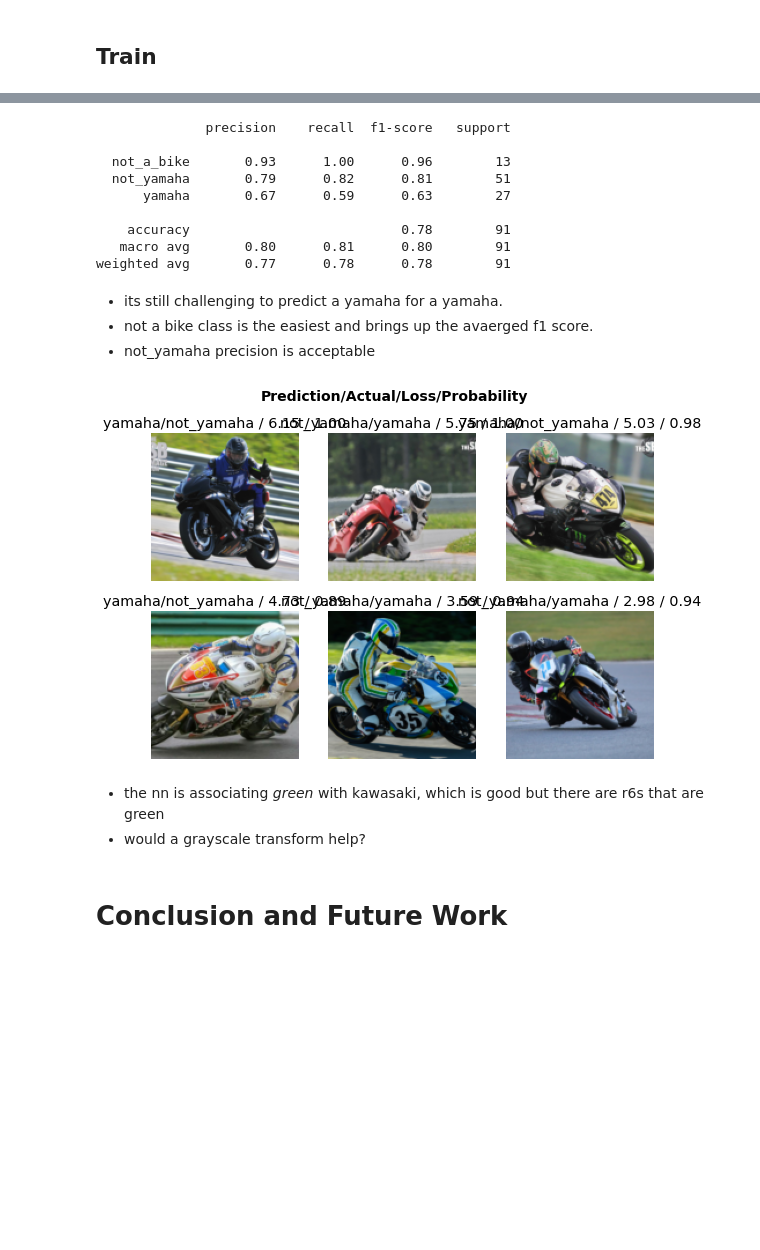
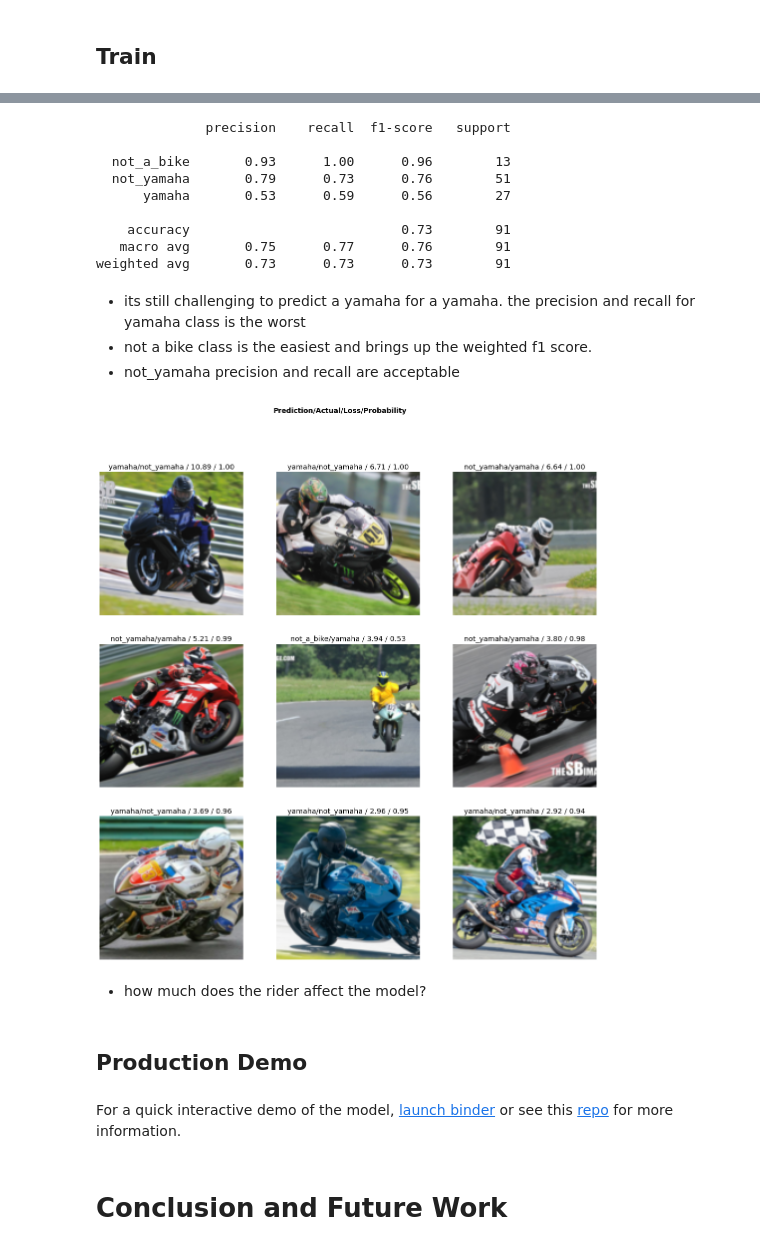
Before and after one commit to NahsiN/musings, a Jupyter notebook: _notebooks/2021-03-22-Classifying-Track-Bikes.ipynb, the cells around one changed output, grey strips where cells are left out. Saved outputs shown, nothing was run; the diff lists cells and outputs as text; code cells hidden in the pictures; blank space fills up the shorter version.

Commit message:
post(jupyter) add more prose to track bike notebook

```diff
--- a/_notebooks/2021-03-22-Classifying-Track-Bikes.ipynb
+++ b/_notebooks/2021-03-22-Classifying-Track-Bikes.ipynb
@@ -265,8 +252,8 @@ yamaha_binary_dls.show_batch(max_n=6, nrows=2)
 ## Train
 # %%
 learner_yamaha_binary = cnn_learner(yamaha_binary_dls,
-                                    resnet18, metrics=[error_rate, F1Score(average="macro")],
+                                    resnet18, metrics=[error_rate, F1Score(average="weighted")],
                                     lr=0.001)
-learner_yamaha_binary.fine_tune(10)
+learner_yamaha_binary.fine_tune(20)
 # %% [output]
 | epoch | train_loss | valid_loss | error_rate | f1_score | time |
@@ -327,22 +293,25 @@ interp_yamaha_binary.print_classification_report()
               precision    recall  f1-score   support
 
   not_a_bike       0.93      1.00      0.96        13
-  not_yamaha       0.79      0.82      0.81        51
-      yamaha       0.67      0.59      0.63        27
+  not_yamaha       0.79      0.73      0.76        51
+      yamaha       0.53      0.59      0.56        27
 
-    accuracy                           0.78        91
-   macro avg       0.80      0.81      0.80        91
-weighted avg       0.77      0.78      0.78        91
+    accuracy                           0.73        91
+   macro avg       0.75      0.77      0.76        91
+weighted avg       0.73      0.73      0.73        91
 # %% [markdown]
-- its still challenging to predict a yamaha for a yamaha.
-- not a bike class is the easiest and brings up the avaerged f1 score.
-- not_yamaha precision is acceptable
+- its still challenging to predict a yamaha for a yamaha. the precision and recall for yamaha class is the worst
+- not a bike class is the easiest and brings up the weighted f1 score.
+- not_yamaha precision and recall are acceptable
 # %%
-interp_yamaha_binary.plot_top_losses(6, nrows=2)
+interp_yamaha_binary.plot_top_losses(9, nrows=3, figsize=(18, 18))
 # %% [output]
-[figure, old version]
+[figure, new version]
-# %% [markdown]
-- the nn is associating _green_ with kawasaki, which is good but there are r6s that are green
-- would a grayscale transform help?
+# %% [markdown]
+- how much does the rider affect the model?
+# %% [markdown]
+## Production Demo
+# %% [markdown]
+For a quick interactive demo of the model, [launch binder](https://mybinder.org/v2/gh/NahsiN/is-it-a-yamaha/HEAD?urlpath=%2Fvoila%2Frender%2Fyamaha_classifier.ipynb) or see this [repo](https://github.com/NahsiN/is-it-a-yamaha) for more information.
 # %% [markdown]
 # Conclusion and Future Work
```
Also changed, not shown: parts of 41 cells of this notebook.
